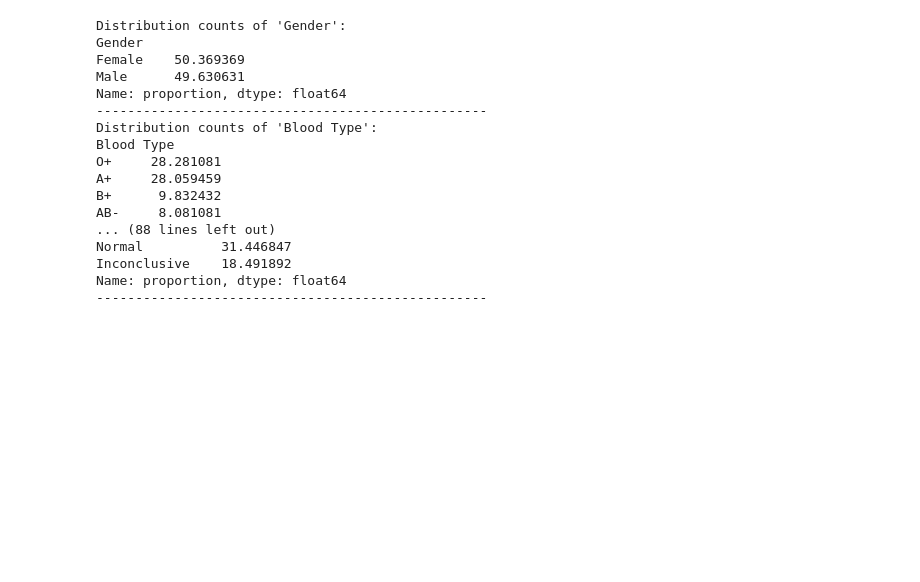
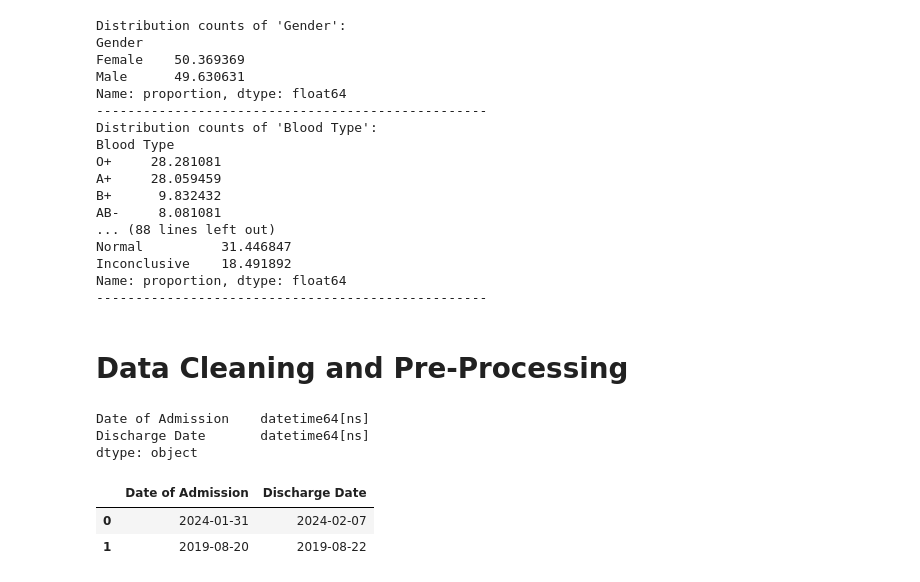
Before and after one commit to Srikhanth14/Data_Analysis_Projects, a Jupyter notebook: HealthCare_Resource_Optimization.ipynb, the cells around one changed output. Drawn from its saved outputs; the diff is of its cells as text; code cells hidden in the pictures; blank space fills up the shorter version.

```diff
--- a/HealthCare_Resource_Optimization.ipynb
+++ b/HealthCare_Resource_Optimization.ipynb
@@ -223,3 +223,21 @@ Normal          31.446847
 Inconclusive    18.491892
 Name: proportion, dtype: float64
 --------------------------------------------------
+# %% [markdown]
+# **Data Cleaning and Pre-Processing**
+# %%
+#Converting Date Columns to Date Type
+data["Date of Admission"] = pd.to_datetime(data["Date of Admission"])
+data["Discharge Date"] = pd.to_datetime(data["Discharge Date"])
+# %%
+print(data[["Date of Admission","Discharge Date"]].dtypes)
+# %% [output]
+Date of Admission    datetime64[ns]
+Discharge Date       datetime64[ns]
+dtype: object
+# %%
+data[["Date of Admission","Discharge Date"]].head(2)
+# %% [output]
+|  | Date of Admission | Discharge Date |
+| 0 | 2024-01-31 | 2024-02-07 |
+| 1 | 2019-08-20 | 2019-08-22 |
```
Also changed, not shown: parts of 1 cell of this notebook.
